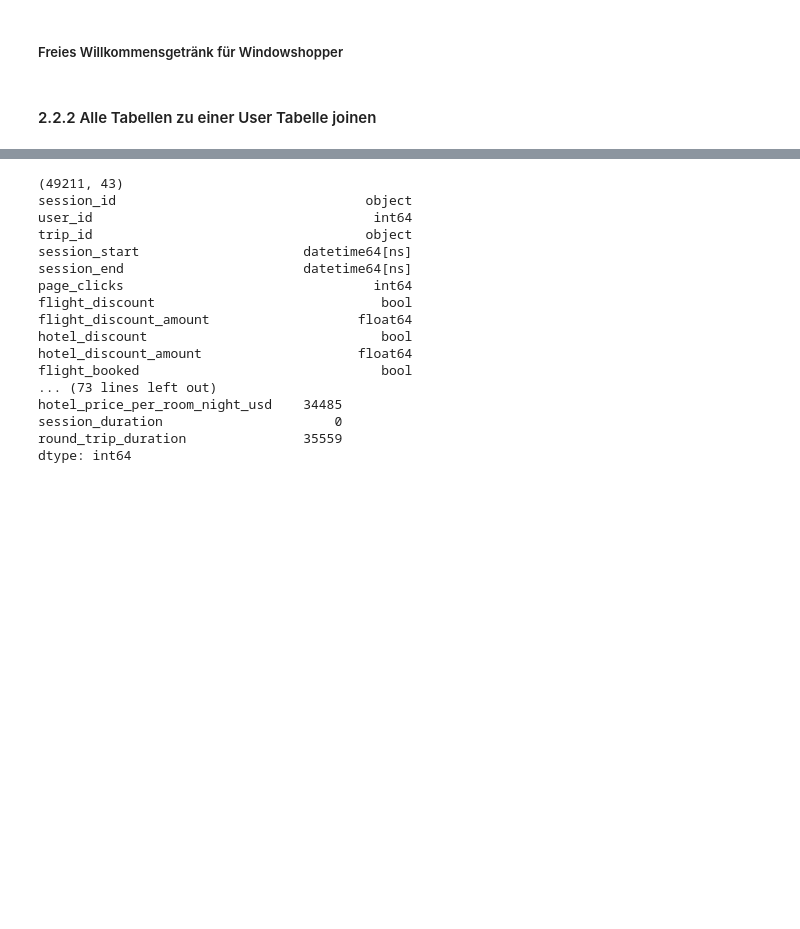
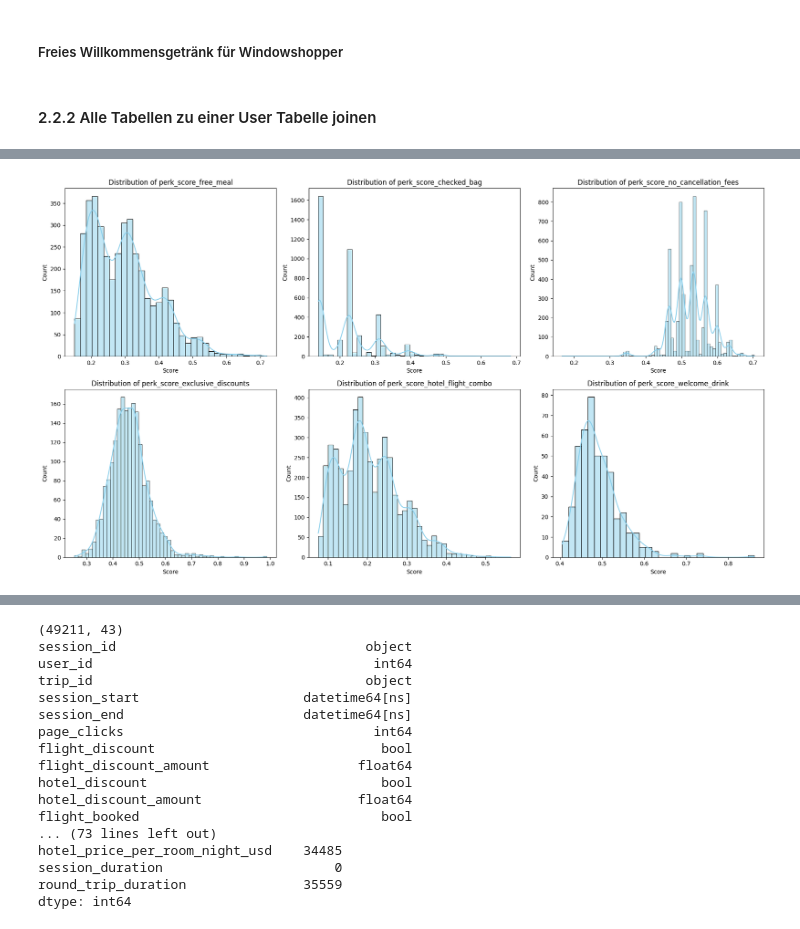
Before and after one commit to Buenyamin-Kekec/retail_demand_analysis, a Jupyter notebook: TravelTide_Mastery_Project_kb.ipynb, the cells around one changed output, grey strips where cells are left out. Cells and saved outputs as stored; diff of their text form; code cells hidden in the pictures; blank space fills up the shorter version.

```diff
--- a/TravelTide_Mastery_Project_kb.ipynb
+++ b/TravelTide_Mastery_Project_kb.ipynb
@@ -1900,7 +1900,7 @@ df_perk_score_checked_bag["score_fare"] = df_perk_score_checked_bag["avg_base_fa
 df_perk_score_checked_bag["perk_score_checked_bag"] = (
     0.5 * df_perk_score_checked_bag["score_flights"] +
     0.45 * df_perk_score_checked_bag["score_bags"] +
-    0.1 * df_perk_score_checked_bag["score_fare"]
+    0.15 * df_perk_score_checked_bag["score_fare"]
 )
 
 # Dynamic eligibility for free checked bag
@@ -1912,7 +1912,13 @@ df_perk_score_checked_bag["eligible_free_checked_bag"] = df_perk_score_checked_b
 # Filter only sessions where a booking was made
 df_bookings = df_cleaned[df_cleaned["booking"] == True].copy()
 
-# Calculate the days between booking session and actual trip (earliest of check-in or departure)
+for col in ['check_in_time', 'departure_time', 'session_start']:
+    if col in df_bookings.columns:
+        df_bookings[col] = pd.to_datetime(df_bookings[col], errors='coerce')
+
+
+# Calculate the days between booking session and actual trip (earliest of
+# check-in or departure)
 df_bookings["trip_start_time"] = df_bookings[["check_in_time", "departure_time"]].min(axis=1)
 df_bookings["days_until_trip"] = (df_bookings["trip_start_time"] - df_bookings["session_start"]).dt.days
 df_bookings["days_until_trip"] = df_bookings["days_until_trip"].clip(lower=0)
@@ -1997,7 +2003,7 @@ df_perk_score_exclusive_discounts["score_spend"] = (
 # Weighted final score
 df_perk_score_exclusive_discounts["perk_score_exclusive_discounts"] = (
     0.3 * df_perk_score_exclusive_discounts["score_sessions"] +
-    0.4 * df_perk_score_exclusive_discounts["score_loyalty"] +
+    0.3 * df_perk_score_exclusive_discounts["score_loyalty"] +
     0.6 * df_perk_score_exclusive_discounts["score_spend"]
 )
 
@@ -2186,0 +2266,7 @@ Total Users: 5998
+# %%
+# Auswahl relevanter demografischer feature von session-level Daten
+personal_cols = ["user_id", "age", "age_group", "family_status"]
+df_personal_info = df_cleaned[personal_cols].drop_duplicates(subset="user_id")
+
+# Merge pBenefitsscore Tabelle mit Kundendaten über user_id
+df_eda = pd.merge(df_user_profile, df_personal_info, on="user_id", how="left")
@@ -2186,0 +2293,25 @@ Total Users: 5998
+# %%
+# Definition von der Score Spalte
+perk_score_columns = [
+    "perk_score_free_meal",
+    "perk_score_checked_bag",
+    "perk_score_no_cancellation_fees",
+    "perk_score_exclusive_discounts",
+    "perk_score_hotel_flight_combo",
+    "perk_score_welcome_drink"
+]
+
+# Plotte Histogramme für alle Perk-Scores
+fig, axes = plt.subplots(nrows=2, ncols=3, figsize=(18, 10))
+axes = axes.flatten()
+
+for i, col in enumerate(perk_score_columns):
+    sns.histplot(df_eda[col].dropna(), kde=True, ax=axes[i], color="skyblue")
+    axes[i].set_title(f"Distribution of {col}")
+    axes[i].set_xlabel("Score")
+    axes[i].set_ylabel("Count")
+
+plt.tight_layout()
+plt.show()
+# %% [output]
+[figure, added]
```
Also changed, not shown: parts of 31 cells of this notebook.
